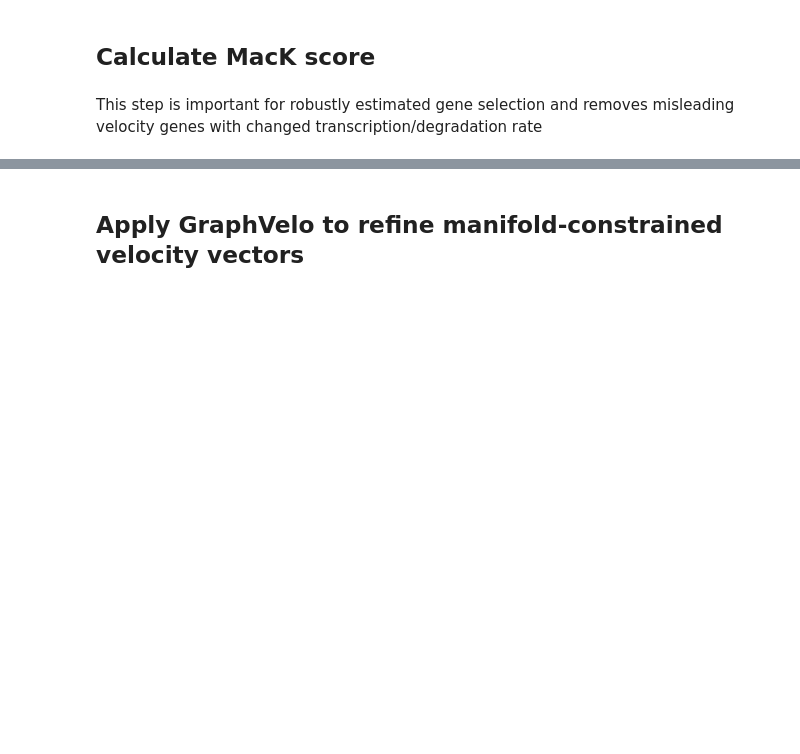
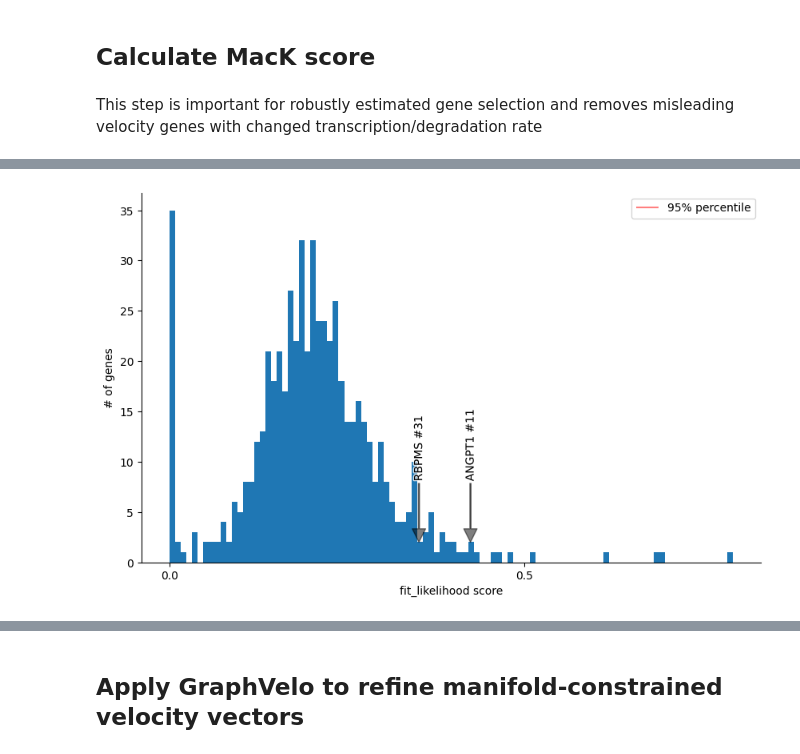
Before and after one commit to xing-lab-pitt/GraphVelo, a Jupyter notebook: docs/source/graphvelo_notebooks/tutorials/tutorial_for_scvelo.ipynb, the cells around one changed output, grey strips where cells are left out. Saved outputs shown, nothing was run; the diff lists cells and outputs as text; code cells hidden in the pictures; blank space fills up the shorter version.

```diff
--- a/docs/source/graphvelo_notebooks/tutorials/tutorial_for_scvelo.ipynb
+++ b/docs/source/graphvelo_notebooks/tutorials/tutorial_for_scvelo.ipynb
@@ -100,0 +103,5 @@ mack_score(adata, ekey='Ms', vkey='velocity', tkey='palantir_pseudotime')
+# %%
+gene_score_histogram(adata, 'fit_likelihood', genes = ['ANGPT1', 'RBPMS'], bins=100)
+plt.show()
+# %% [output]
+[figure, added]
```
Also changed, not shown: parts of 9 cells of this notebook.
